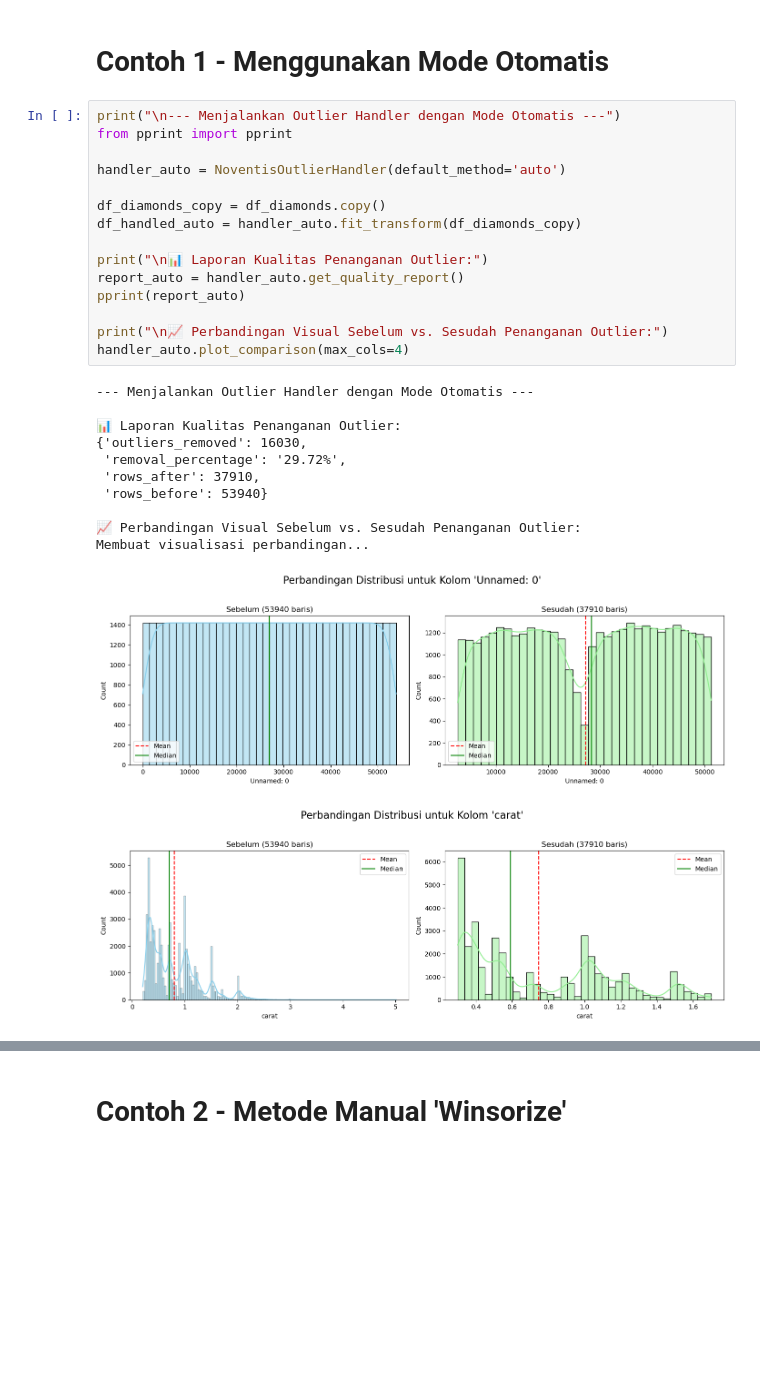
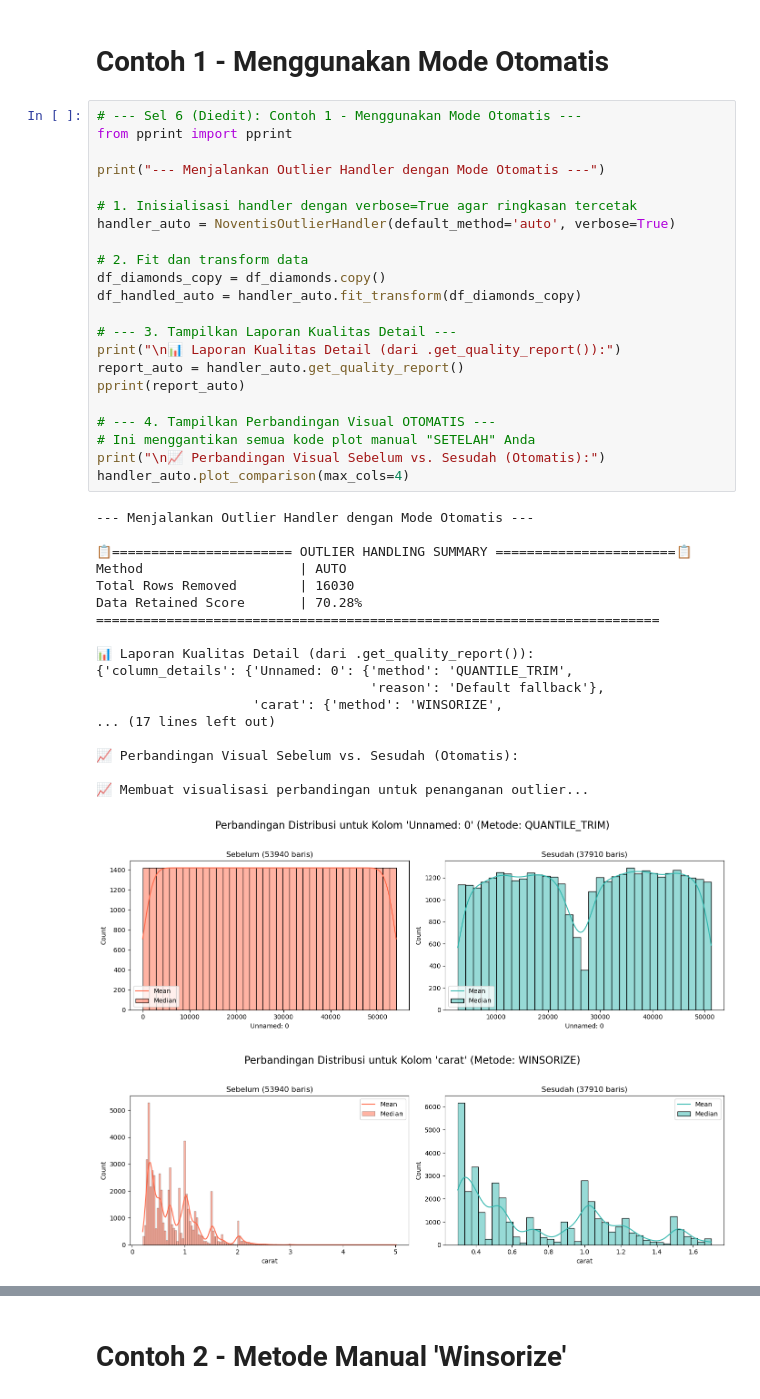
Before and after one commit to bccfilkom/noventis, a Jupyter notebook: examples/outlier_handling.ipynb, the cells around one changed output, grey strips where cells are left out. Saved outputs shown, nothing was run; the diff lists cells and outputs as text; blank space fills up the shorter version.

```diff
--- a/examples/outlier_handling.ipynb
+++ b/examples/outlier_handling.ipynb
@@ -61,30 +61,44 @@ Statistik Deskriptif Awal:
 # %% [markdown]
 # Contoh 1 - Menggunakan Mode Otomatis
 # %%
-print("\n--- Menjalankan Outlier Handler dengan Mode Otomatis ---")
+# --- Sel 6 (Diedit): Contoh 1 - Menggunakan Mode Otomatis ---
 from pprint import pprint
 
-handler_auto = NoventisOutlierHandler(default_method='auto')
+print("--- Menjalankan Outlier Handler dengan Mode Otomatis ---")
 
+# 1. Inisialisasi handler dengan verbose=True agar ringkasan tercetak
+handler_auto = NoventisOutlierHandler(default_method='auto', verbose=True)
+
+# 2. Fit dan transform data
 df_diamonds_copy = df_diamonds.copy()
 df_handled_auto = handler_auto.fit_transform(df_diamonds_copy)
 
-print("\n📊 Laporan Kualitas Penanganan Outlier:")
+# --- 3. Tampilkan Laporan Kualitas Detail ---
+print("\n📊 Laporan Kualitas Detail (dari .get_quality_report()):")
 report_auto = handler_auto.get_quality_report()
 pprint(report_auto)
 
-print("\n📈 Perbandingan Visual Sebelum vs. Sesudah Penanganan Outlier:")
+# --- 4. Tampilkan Perbandingan Visual OTOMATIS ---
+# Ini menggantikan semua kode plot manual "SETELAH" Anda
+print("\n📈 Perbandingan Visual Sebelum vs. Sesudah (Otomatis):")
 handler_auto.plot_comparison(max_cols=4)
 # %% [output]
 --- Menjalankan Outlier Handler dengan Mode Otomatis ---
 
-📊 Laporan Kualitas Penanganan Outlier:
-{'outliers_removed': 16030,
- 'removal_percentage': '29.72%',
- 'rows_after': 37910,
- 'rows_before': 53940}
+📋======================= OUTLIER HANDLING SUMMARY =======================📋
+Method                    | AUTO
+Total Rows Removed        | 16030
+Data Retained Score       | 70.28%
+========================================================================
 
-📈 Perbandingan Visual Sebelum vs. Sesudah Penanganan Outlier:
-Membuat visualisasi perbandingan...
+📊 Laporan Kualitas Detail (dari .get_quality_report()):
+{'column_details': {'Unnamed: 0': {'method': 'QUANTILE_TRIM',
+                                   'reason': 'Default fallback'},
+                    'carat': {'method': 'WINSORIZE',
+... (17 lines left out)
+
+📈 Perbandingan Visual Sebelum vs. Sesudah (Otomatis):
+
+📈 Membuat visualisasi perbandingan untuk penanganan outlier...
-[figure, old version]
+[figure, new version]
-[figure, old version]
+[figure, new version]
```
Also changed, not shown: parts of 3 cells of this notebook, 3 other files.
